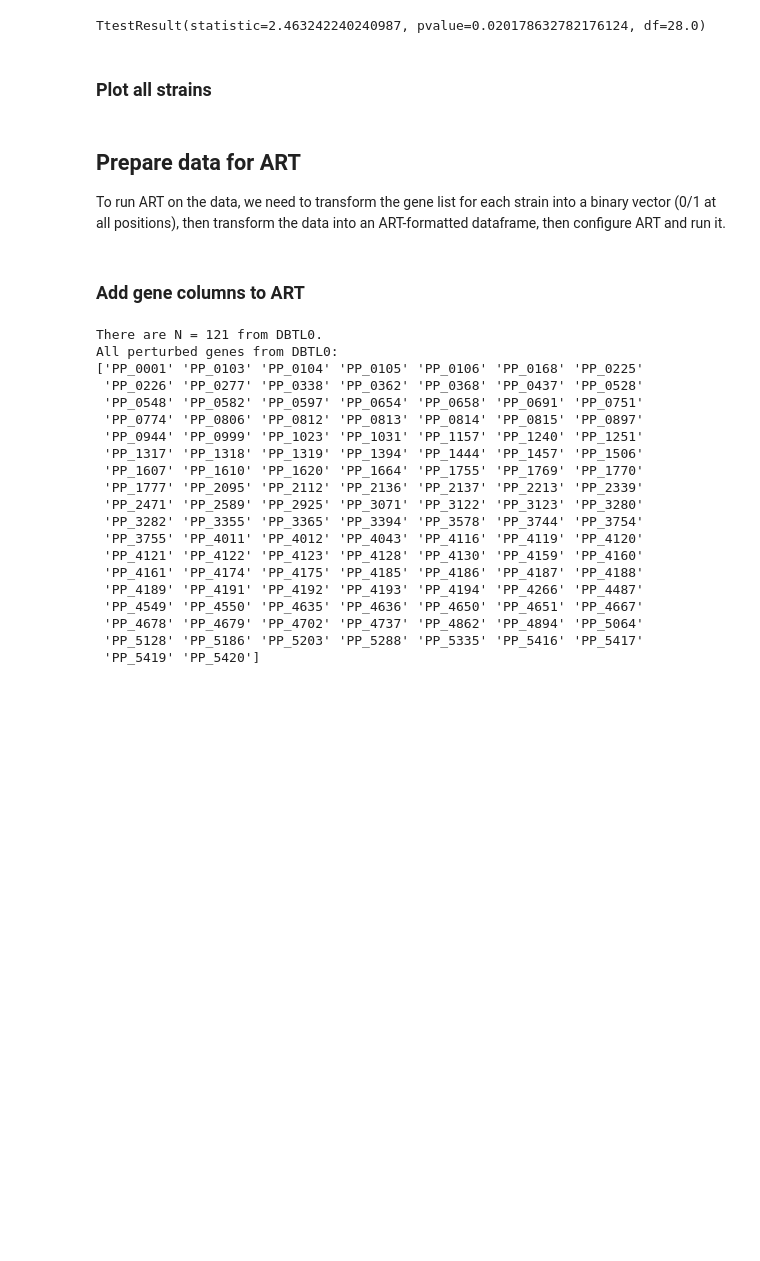
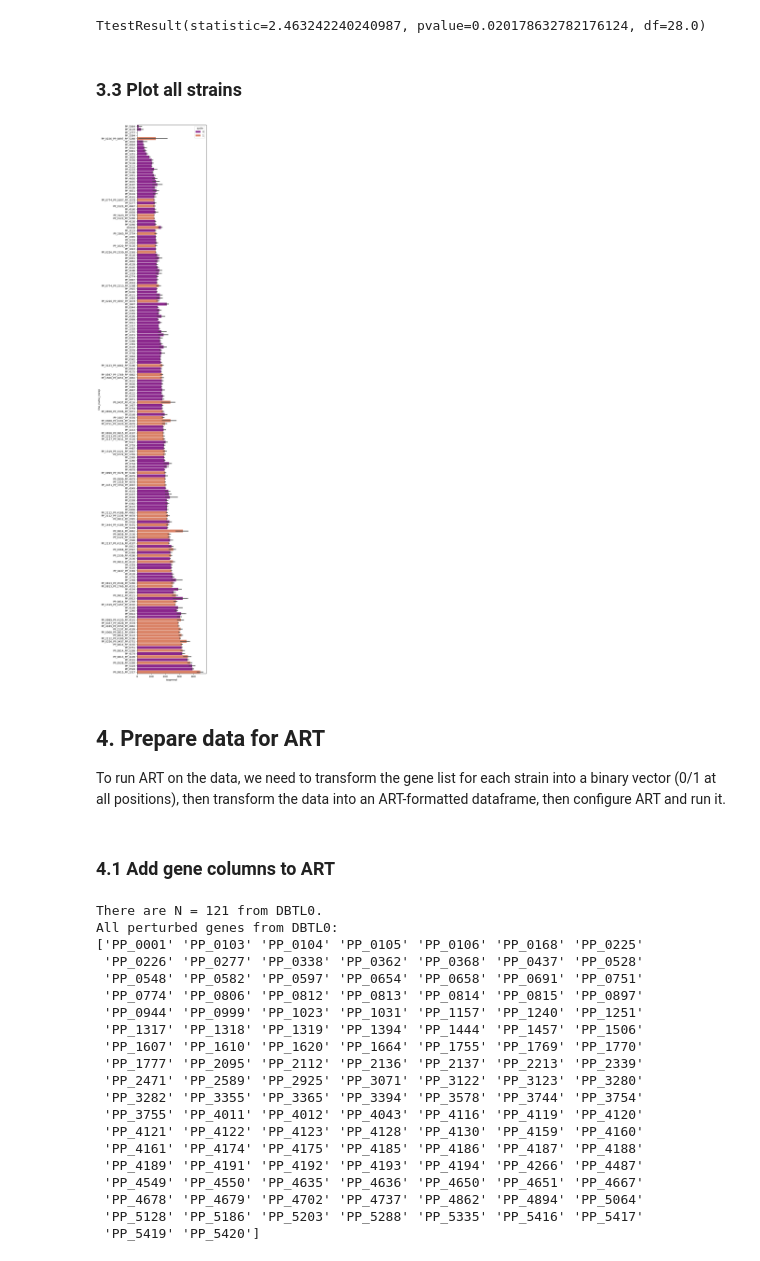
Before and after one commit to JBEI/Isoprenol_CRISPRi, a Jupyter notebook: DavidCarruthers/art_modeling_and_recommend_DBTL1.ipynb, the cells around one changed output. Drawn from its saved outputs; the diff is of its cells as text; code cells hidden in the pictures; blank space fills up the shorter version.

Commit message:
Updating DBTL1 workbook

```diff
--- a/DavidCarruthers/art_modeling_and_recommend_DBTL1.ipynb
+++ b/DavidCarruthers/art_modeling_and_recommend_DBTL1.ipynb
@@ -88,13 +88,7 @@ Test: sample test passed
 ### 1.2 User parameters
 # %%
 user_params = {
-    'output_dir'  : './dbtl1_figures_and_results/',
-    'protein_map' : './data/Sample name, CRISPRi target gene, Uniprot ID v2.xlsx',
-    'double_targets_file': f'./data/CRISPRi_double_targets.csv',
-    'triple_targets_file': f'./data/CRISPRi_triple_targets.csv',
-    'run_list' : f'./data/sample injection order.xlsx',
-    'n_instances_double': 30,
-    'n_instances_triple': 30,
+    'output_dir'  : './dbtl1_figures/',
     'max_guide_rnas': 5
 }
 # %% [markdown]
@@ -398,16 +392,18 @@ ttest_ind(a = df[((df['is_control'] == True) & (df['cycle'] == 0))]['isoprenol']
 # %% [output]
 TtestResult(statistic=2.463242240240987, pvalue=0.020178632782176124, df=28.0)
 # %% [markdown]
-### Plot all strains
+### 3.3 Plot all strains
 # %%
-# fig, ax = plt.subplots(figsize = (5,40))
-# sns.barplot(data = df.sort_values('isoprenol', ascending=True), y = 'line_name_norep', x = 'isoprenol', hue = 'cycle', ax = ax, dodge = False, width = 0.9, palette = 'plasma')
-# fig.savefig(user_params['output_dir'] + 'mean_bargraph_by_strain.png',  bbox_inches='tight')
+fig, ax = plt.subplots(figsize = (5,40))
+sns.barplot(data = df.sort_values('isoprenol', ascending=True), y = 'line_name_norep', x = 'isoprenol', hue = 'cycle', ax = ax, dodge = False, width = 0.9, palette = 'plasma')
+fig.savefig(user_params['output_dir'] + 'mean_bargraph_by_strain.png',  bbox_inches='tight')
+# %% [output]
+[figure, added]
 # %% [markdown]
-## Prepare data for ART
+## 4. Prepare data for ART
 To run ART on the data, we need to transform the gene list for each strain into a binary vector (0/1 at all positions), then transform the data into an ART-formatted dataframe, then configure ART and run it.
 # %% [markdown]
-### Add gene columns to ART
+### 4.1 Add gene columns to ART
 # %%
 all_perturbed_genes = df[((df['cycle'] == 0) & (df['is_control'] == False))]['line_name_norep'].unique()
 all_perturbed_genes
```
Also changed, not shown: parts of 35 cells of this notebook, 6 other files.
